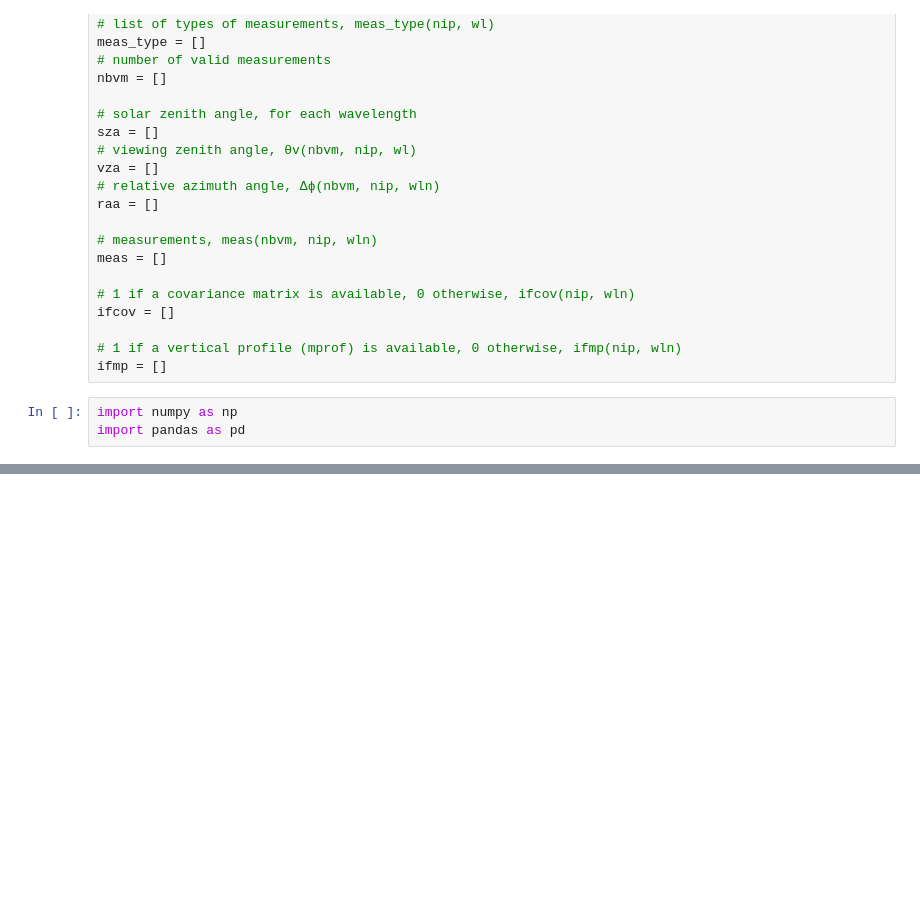
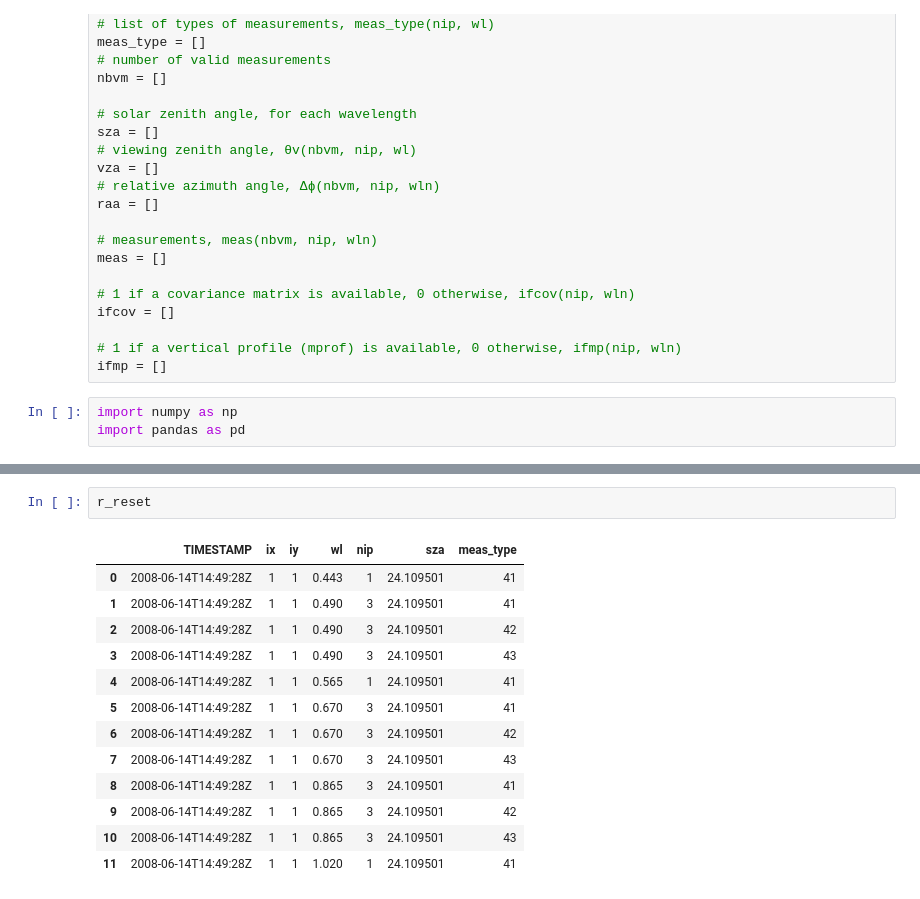
Before and after one commit to spectrum556/Aerosol-data-processing, a Jupyter notebook: Generate SDATA file/generate_SDATA.ipynb, the cells around one changed output, grey strips where cells are left out. Drawn from its saved outputs; the diff is of its cells as text; blank space fills up the shorter version.

```diff
--- a/Generate SDATA file/generate_SDATA.ipynb
+++ b/Generate SDATA file/generate_SDATA.ipynb
@@ -135,0 +211,16 @@ pd.concat(data_list).to_csv('example_polder_normalize_data.csv', index=False)
+# %%
+r_reset
+# %% [output]
+|  | TIMESTAMP | ix | iy | wl | nip | sza | meas_type |
+| 0 | 2008-06-14T14:49:28Z | 1 | 1 | 0.443 | 1 | 24.109501 | 41 |
+| 1 | 2008-06-14T14:49:28Z | 1 | 1 | 0.490 | 3 | 24.109501 | 41 |
+| 2 | 2008-06-14T14:49:28Z | 1 | 1 | 0.490 | 3 | 24.109501 | 42 |
+| 3 | 2008-06-14T14:49:28Z | 1 | 1 | 0.490 | 3 | 24.109501 | 43 |
+| 4 | 2008-06-14T14:49:28Z | 1 | 1 | 0.565 | 1 | 24.109501 | 41 |
+| 5 | 2008-06-14T14:49:28Z | 1 | 1 | 0.670 | 3 | 24.109501 | 41 |
+| 6 | 2008-06-14T14:49:28Z | 1 | 1 | 0.670 | 3 | 24.109501 | 42 |
+| 7 | 2008-06-14T14:49:28Z | 1 | 1 | 0.670 | 3 | 24.109501 | 43 |
+| 8 | 2008-06-14T14:49:28Z | 1 | 1 | 0.865 | 3 | 24.109501 | 41 |
+| 9 | 2008-06-14T14:49:28Z | 1 | 1 | 0.865 | 3 | 24.109501 | 42 |
+| 10 | 2008-06-14T14:49:28Z | 1 | 1 | 0.865 | 3 | 24.109501 | 43 |
+| 11 | 2008-06-14T14:49:28Z | 1 | 1 | 1.020 | 1 | 24.109501 | 41 |
```
Also changed, not shown: parts of 35 cells of this notebook, 3 other files.
